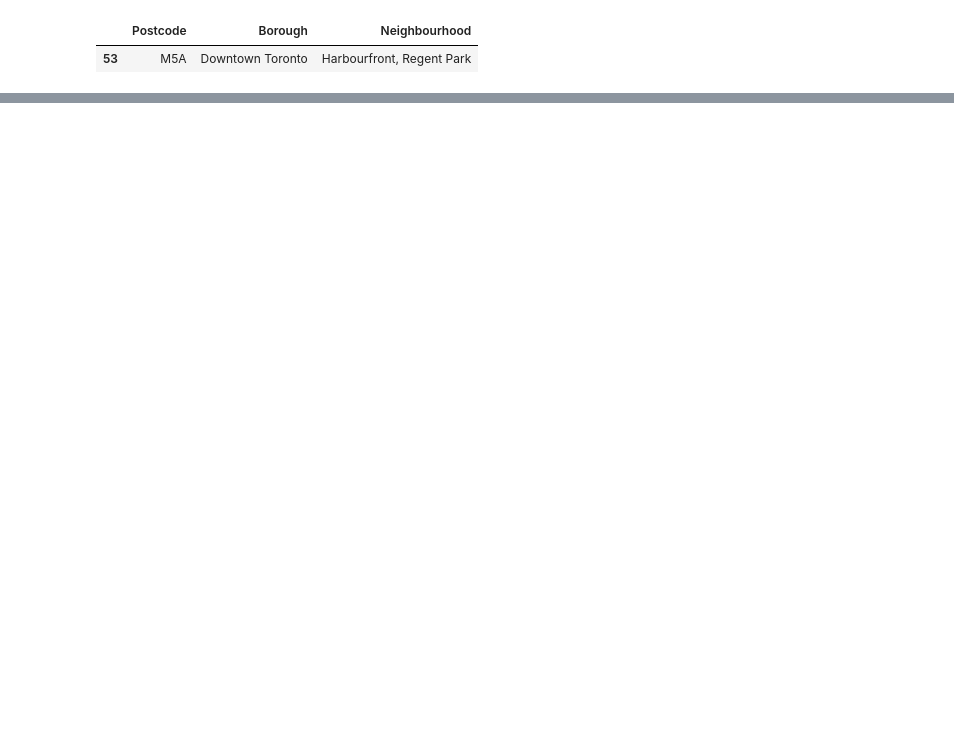
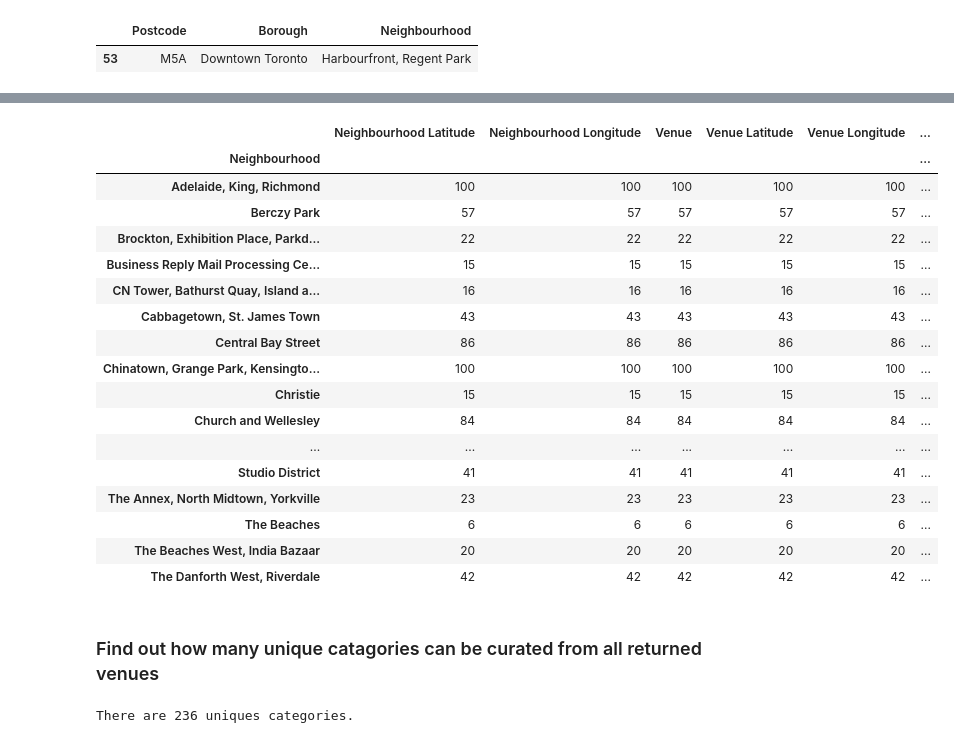
Before and after one commit to vishalkrag01/Coursera_Capstone, a Jupyter notebook: GeoLocaton and Clustering2.ipynb, the cells around one changed output, grey strips where cells are left out. Cells and saved outputs as stored; diff of their text form; code cells hidden in the pictures; blank space fills up the shorter version.

Commit message:
Published from Watson Studio.

```diff
--- a/GeoLocaton and Clustering2.ipynb
+++ b/GeoLocaton and Clustering2.ipynb
@@ -144,0 +226,3 @@ data2[data2['Postcode']=='M5A']
+# %%
+toronto_dt = new_data[new_data['Borough'].str.contains('Toronto')].reset_index(drop=True)
+toronto_dt.head()
@@ -144,0 +242,17 @@ data2[data2['Postcode']=='M5A']
+# %%
+map_plot = folium.Map(location=[latitude,longitude], zoom_start=10)
+
+for lat,long,boro,neigh in zip(toronto_dt['Latitude'],toronto_dt['Longitude'],toronto_dt['Borough'],toronto_dt['Neighbourhood']):
+    label = '{},{}'.format(boro,neigh)
+    label = folium.Popup(label, parse_html=True)
+    folium.CircleMarker(
+        [lat,long],
+        radius=5,
+        popup=label,
+        color='blue',
+        fill=True,
+        fill_color='#3186cc',
+        fill_opacity=0.7,
+        parse_html=False).add_to(map_plot)
+
+map_plot
@@ -144,0 +263,8 @@ data2[data2['Postcode']=='M5A']
+# %%
+CLIENT_ID = 'NXBBTYYD2JTJYFRJ2GV50AET52J1Q45ZOC4ZXTRI43NBRI0E' # your Foursquare ID
+CLIENT_SECRET = '5VAYFEOLE1DXFJFZ1YD2I0LOWVSUZFAVM0A4VPKS1UJHAIWA' # your Foursquare Secret
+VERSION = '20180604'
+LIMIT = 100
+print('Your credentails:')
+print('CLIENT_ID: ' + CLIENT_ID)
+print('CLIENT_SECRET:' + CLIENT_SECRET)
@@ -144,0 +317,5 @@ data2[data2['Postcode']=='M5A']
+# %%
+toronto_venues = getNearbyVenues(names=toronto_dt['Neighbourhood'],
+                                   latitudes=toronto_dt['Latitude'],
+                                   longitudes=toronto_dt['Longitude']
+                                  )
@@ -144,0 +353,27 @@ data2[data2['Postcode']=='M5A']
+# %%
+toronto_venues.groupby('Neighbourhood').count()
+# %% [output]
+|  | Neighbourhood Latitude | Neighbourhood Longitude | Venue | Venue Latitude | Venue Longitude | ... |
+| Neighbourhood |  |  |  |  |  | ... |
+| Adelaide, King, Richmond | 100 | 100 | 100 | 100 | 100 | ... |
+| Berczy Park | 57 | 57 | 57 | 57 | 57 | ... |
+| Brockton, Exhibition Place, Parkd... | 22 | 22 | 22 | 22 | 22 | ... |
+| Business Reply Mail Processing Ce... | 15 | 15 | 15 | 15 | 15 | ... |
+| CN Tower, Bathurst Quay, Island a... | 16 | 16 | 16 | 16 | 16 | ... |
+| Cabbagetown, St. James Town | 43 | 43 | 43 | 43 | 43 | ... |
+| Central Bay Street | 86 | 86 | 86 | 86 | 86 | ... |
+| Chinatown, Grange Park, Kensingto... | 100 | 100 | 100 | 100 | 100 | ... |
+| Christie | 15 | 15 | 15 | 15 | 15 | ... |
+| Church and Wellesley | 84 | 84 | 84 | 84 | 84 | ... |
+| ... | ... | ... | ... | ... | ... | ... |
+| Studio District | 41 | 41 | 41 | 41 | 41 | ... |
+| The Annex, North Midtown, Yorkville | 23 | 23 | 23 | 23 | 23 | ... |
+| The Beaches | 6 | 6 | 6 | 6 | 6 | ... |
+| The Beaches West, India Bazaar | 20 | 20 | 20 | 20 | 20 | ... |
+| The Danforth West, Riverdale | 42 | 42 | 42 | 42 | 42 | ... |
+# %% [markdown]
+### Find out how many unique catagories can be curated from all returned venues
+# %%
+print('There are {} uniques categories.'.format(len(toronto_venues['Venue Category'].unique())))
+# %% [output]
+There are 236 uniques categories.
```
Also changed, not shown: parts of 44 cells of this notebook.
